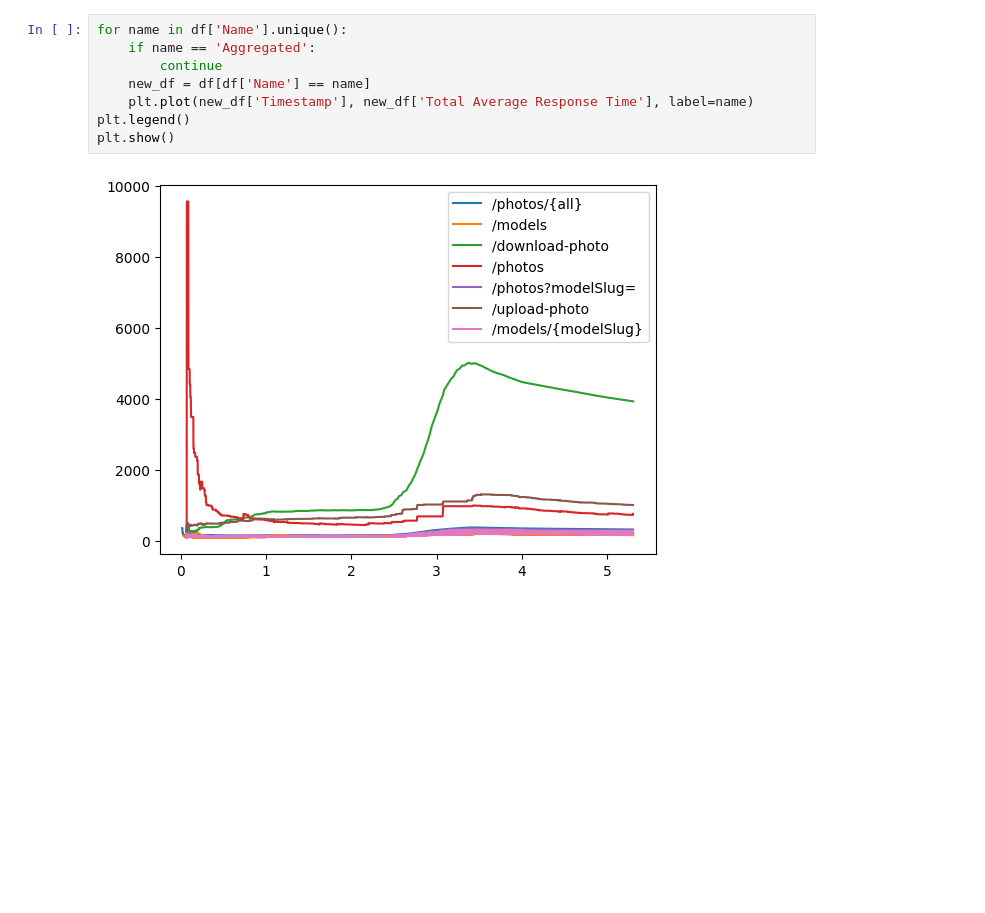
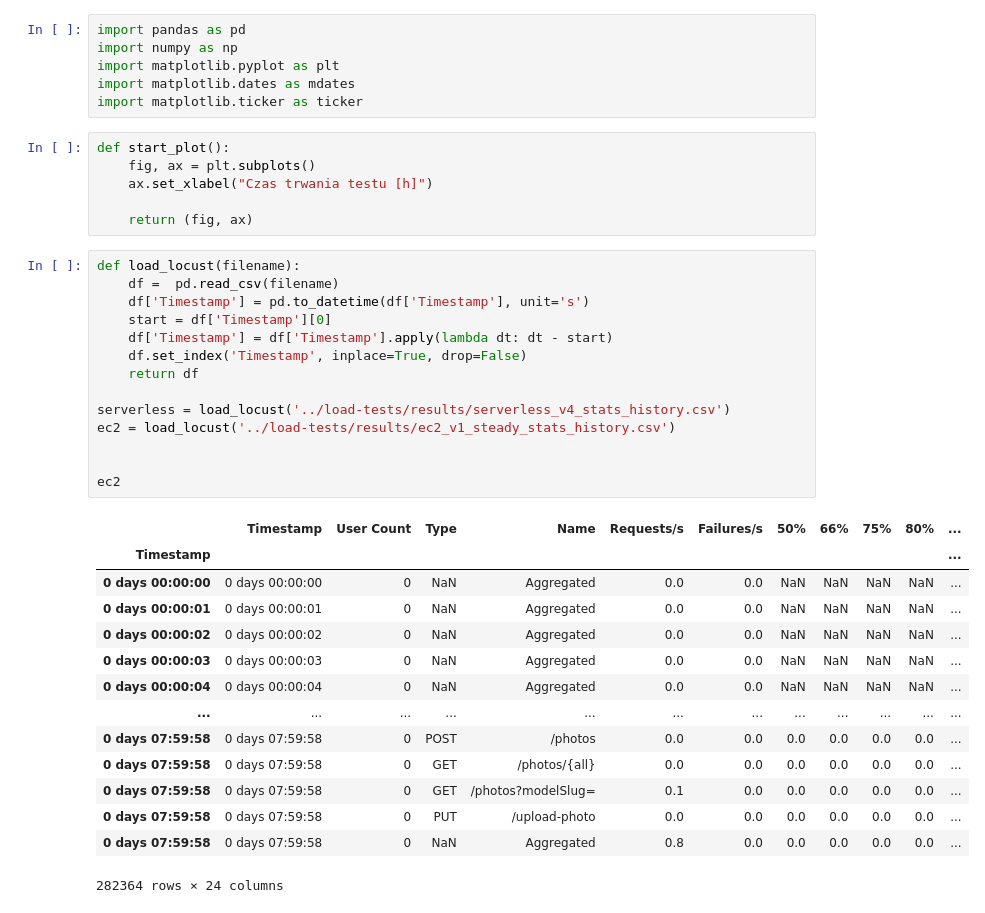
Before and after one commit to moreno-models/api, a Jupyter notebook: analysis/steady_locust.ipynb, the cells around one changed output. Drawn from its saved outputs; the diff is of its cells as text; blank space fills up the shorter version.

```diff
--- a/analysis/steady_locust.ipynb
+++ b/analysis/steady_locust.ipynb
@@ -36,10 +1,41 @@ df[df.Name == 'Aggregated'].plot(x = 'Timestamp', y = 'User Count', xlabel='Czas
-# %%
-for name in df['Name'].unique():
-    if name == 'Aggregated':
-        continue
-    new_df = df[df['Name'] == name]
-    plt.plot(new_df['Timestamp'], new_df['Total Average Response Time'], label=name)
-plt.legend()
-plt.show()
-# %% [output]
-[figure, removed]
+# %%
+import pandas as pd
+import numpy as np
+import matplotlib.pyplot as plt
+import matplotlib.dates as mdates
+import matplotlib.ticker as ticker
+# %%
+def start_plot():
+    fig, ax = plt.subplots()
+    ax.set_xlabel("Czas trwania testu [h]")
+
+    return (fig, ax)
+# %%
+def load_locust(filename):
+    df =  pd.read_csv(filename)
+    df['Timestamp'] = pd.to_datetime(df['Timestamp'], unit='s')
+    start = df['Timestamp'][0]
+    df['Timestamp'] = df['Timestamp'].apply(lambda dt: dt - start)
+    df.set_index('Timestamp', inplace=True, drop=False)
+    return df
+
+serverless = load_locust('../load-tests/results/serverless_v4_stats_history.csv')
+ec2 = load_locust('../load-tests/results/ec2_v1_steady_stats_history.csv')
+
+
+ec2
+# %% [output]
+|  | Timestamp | User Count | Type | Name | Requests/s | Failures/s | 50% | 66% | 75% | 80% | ... |
+| Timestamp |  |  |  |  |  |  |  |  |  |  | ... |
+| 0 days 00:00:00 | 0 days 00:00:00 | 0 | NaN | Aggregated | 0.0 | 0.0 | NaN | NaN | NaN | NaN | ... |
+| 0 days 00:00:01 | 0 days 00:00:01 | 0 | NaN | Aggregated | 0.0 | 0.0 | NaN | NaN | NaN | NaN | ... |
+| 0 days 00:00:02 | 0 days 00:00:02 | 0 | NaN | Aggregated | 0.0 | 0.0 | NaN | NaN | NaN | NaN | ... |
+| 0 days 00:00:03 | 0 days 00:00:03 | 0 | NaN | Aggregated | 0.0 | 0.0 | NaN | NaN | NaN | NaN | ... |
+| 0 days 00:00:04 | 0 days 00:00:04 | 0 | NaN | Aggregated | 0.0 | 0.0 | NaN | NaN | NaN | NaN | ... |
+| ... | ... | ... | ... | ... | ... | ... | ... | ... | ... | ... | ... |
+| 0 days 07:59:58 | 0 days 07:59:58 | 0 | POST | /photos | 0.0 | 0.0 | 0.0 | 0.0 | 0.0 | 0.0 | ... |
+| 0 days 07:59:58 | 0 days 07:59:58 | 0 | GET | /photos/{all} | 0.0 | 0.0 | 0.0 | 0.0 | 0.0 | 0.0 | ... |
+| 0 days 07:59:58 | 0 days 07:59:58 | 0 | GET | /photos?modelSlug= | 0.1 | 0.0 | 0.0 | 0.0 | 0.0 | 0.0 | ... |
+| 0 days 07:59:58 | 0 days 07:59:58 | 0 | PUT | /upload-photo | 0.0 | 0.0 | 0.0 | 0.0 | 0.0 | 0.0 | ... |
+| 0 days 07:59:58 | 0 days 07:59:58 | 0 | NaN | Aggregated | 0.8 | 0.0 | 0.0 | 0.0 | 0.0 | 0.0 | ... |
+282364 rows × 24 columns
```
Also changed, not shown: parts of 7 cells of this notebook.
